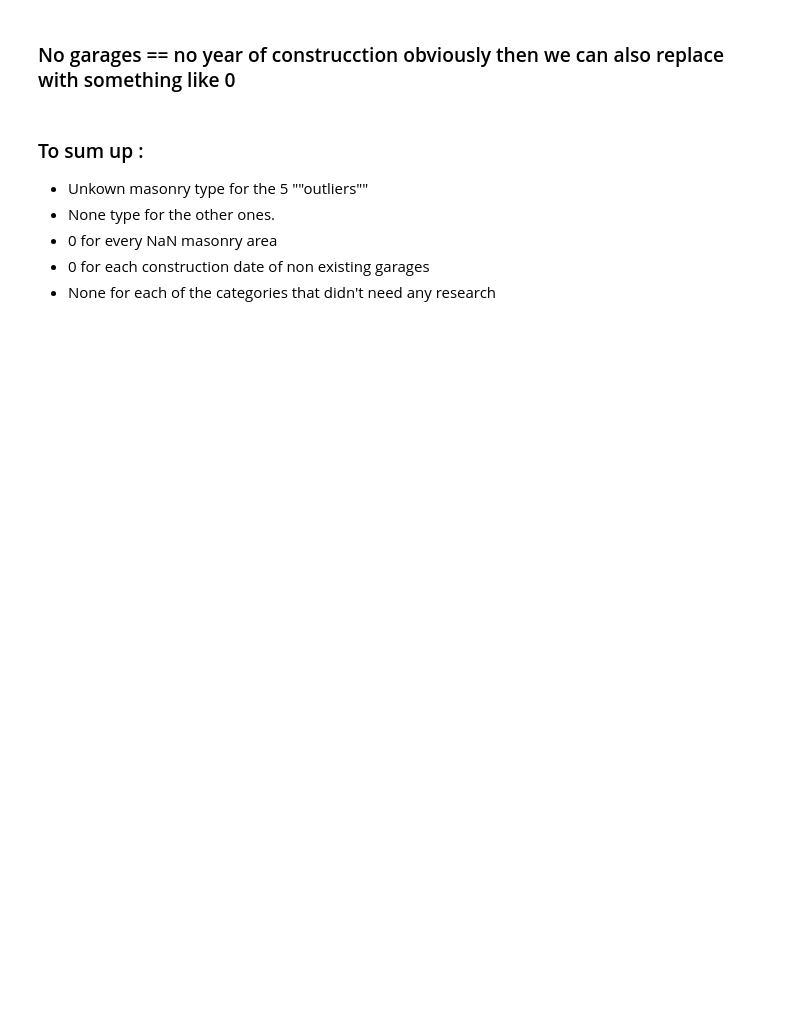
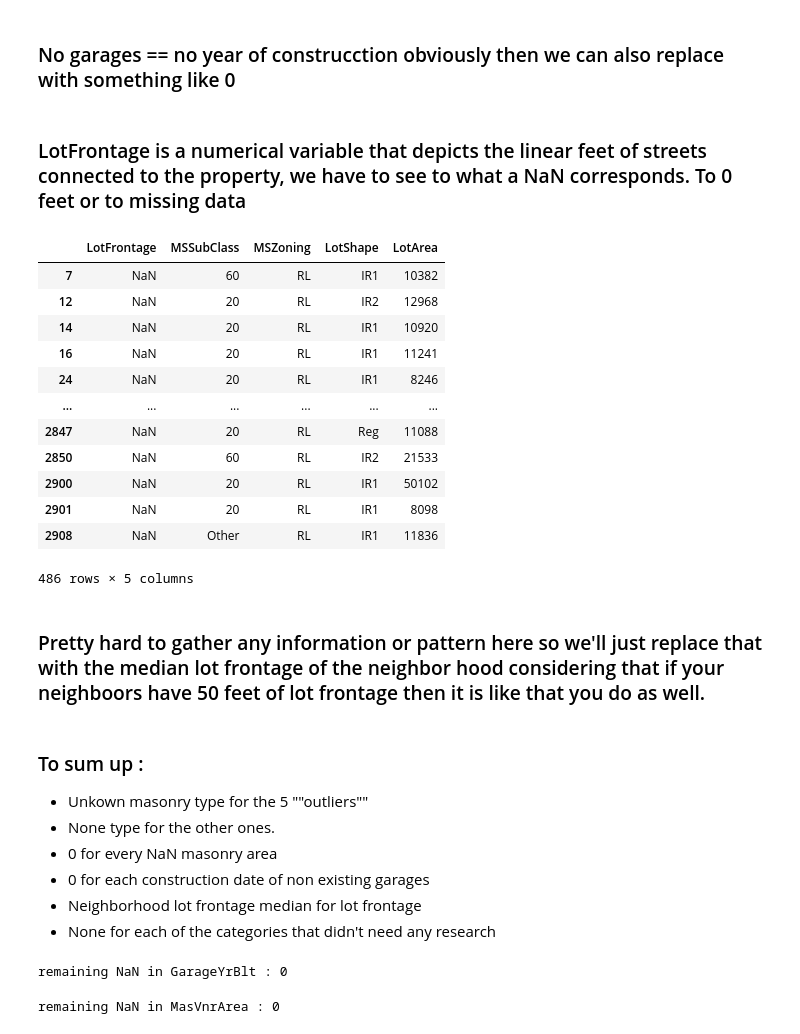
Before and after one commit to MartinRabier/HousePricesPrediction, a Jupyter notebook: Data_exploration.ipynb, the cells around one changed output. Cells and saved outputs as stored; diff of their text form; code cells hidden in the pictures; blank space fills up the shorter version.

```diff
--- a/Data_exploration.ipynb
+++ b/Data_exploration.ipynb
@@ -295,9 +309,32 @@ Name: GarageFinish, Length: 81, dtype: str
 # %% [markdown]
 ### No garages == no year of construcction obviously then we can also replace with something like 0
+# %% [markdown]
+### LotFrontage is a numerical variable that depicts the linear feet of streets connected to the property, we have to see to what a NaN corresponds. To 0 feet or to missing data
+# %%
+mask = df_clean['LotFrontage'].isnull()
+df_clean[['LotFrontage','MSSubClass','MSZoning','LotShape','LotArea']][mask].to_csv("lotfrontage.csv",index=False)
+df_clean[['LotFrontage','MSSubClass','MSZoning','LotShape','LotArea']][mask]
+# %% [output]
+|  | LotFrontage | MSSubClass | MSZoning | LotShape | LotArea |
+| 7 | NaN | 60 | RL | IR1 | 10382 |
+| 12 | NaN | 20 | RL | IR2 | 12968 |
+| 14 | NaN | 20 | RL | IR1 | 10920 |
+| 16 | NaN | 20 | RL | IR1 | 11241 |
+| 24 | NaN | 20 | RL | IR1 | 8246 |
+| ... | ... | ... | ... | ... | ... |
+| 2847 | NaN | 20 | RL | Reg | 11088 |
+| 2850 | NaN | 60 | RL | IR2 | 21533 |
+| 2900 | NaN | 20 | RL | IR1 | 50102 |
+| 2901 | NaN | 20 | RL | IR1 | 8098 |
+| 2908 | NaN | Other | RL | IR1 | 11836 |
+486 rows × 5 columns
+# %% [markdown]
+### Pretty hard to gather any information or pattern here so we'll just replace that with the median lot frontage of the neighbor hood considering that if your neighboors have 50 feet of lot frontage then it is like that you do as well.
 # %% [markdown]
 ### To sum up :
 * Unkown masonry type for the 5 ""outliers""
 * None type for the other ones.
 * 0 for every NaN masonry area
 * 0 for each construction date of non existing garages
+* Neighborhood lot frontage median for lot frontage
 * None for each of the categories that didn't need any research
@@ -303,0 +343,10 @@ Name: GarageFinish, Length: 81, dtype: str
+# %%
+df_v2['GarageYrBlt'] = df_v2['GarageYrBlt'].fillna(0)
+print(f"remaining NaN in GarageYrBlt : {df_v2['GarageYrBlt'].isnull().sum()}")
+# %% [output]
+remaining NaN in GarageYrBlt : 0
+# %%
+df_v2['MasVnrArea'] = df_v2['MasVnrArea'].fillna(0)
+print(f"remaining NaN in MasVnrArea : {df_v2['MasVnrArea'].isnull().sum()}")
+# %% [output]
+remaining NaN in MasVnrArea : 0
```
Also changed, not shown: parts of 22 cells of this notebook.
